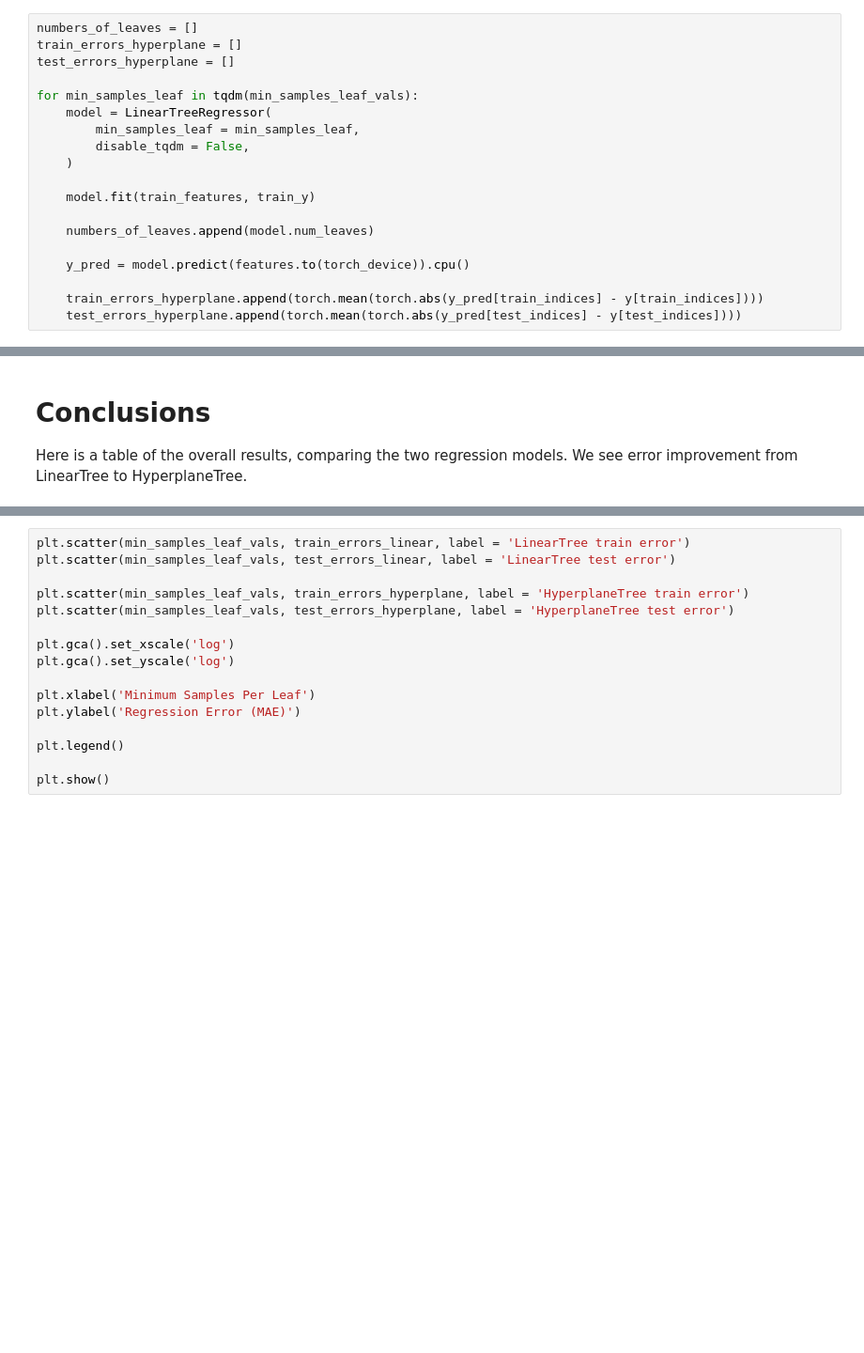
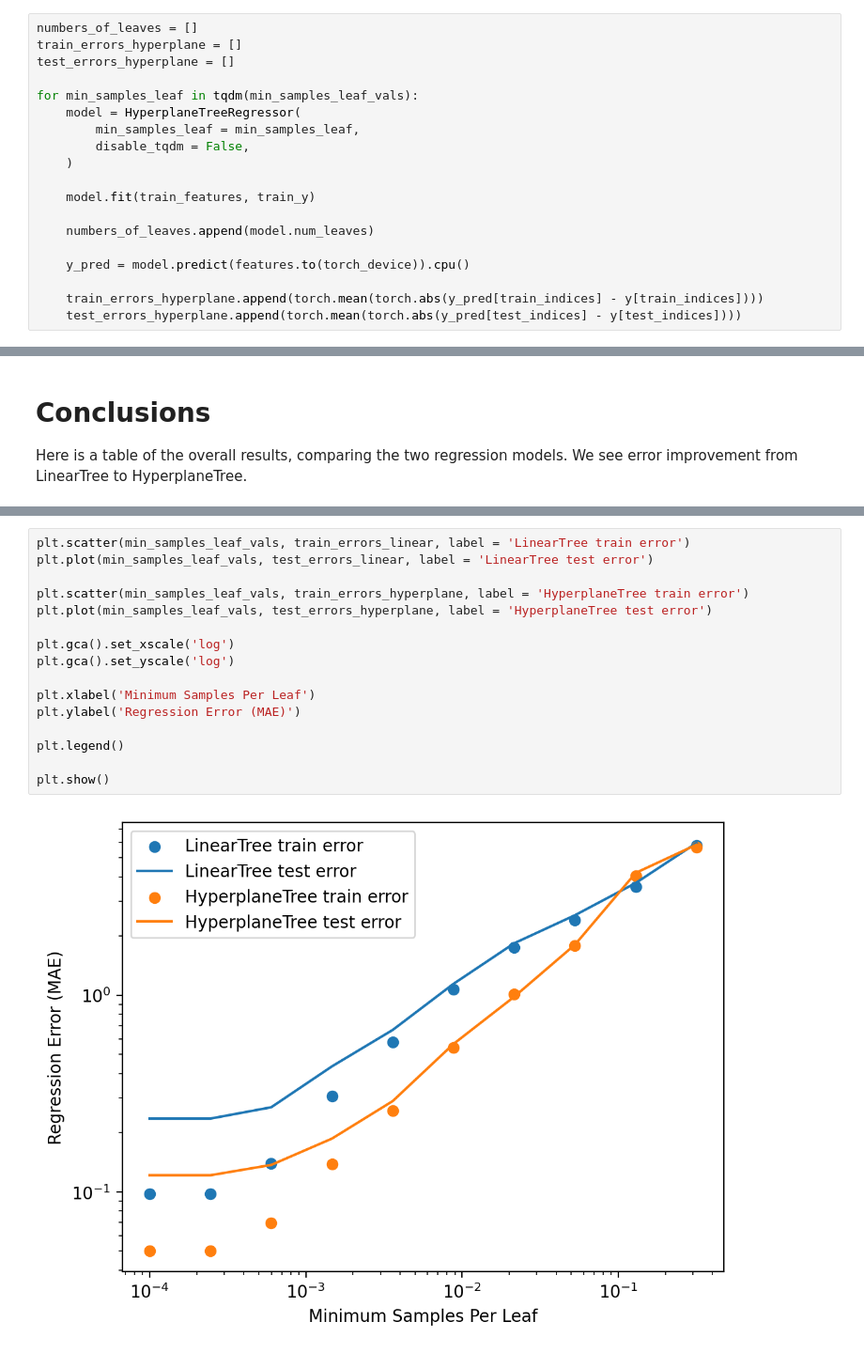
Before and after one commit to LLNL/systems2atoms, a Jupyter notebook: systems2atoms/hyperplanetree/notebooks/regression-tutorial.ipynb, the cells around one changed output, grey strips where cells are left out. Shown at 94% size. Cells and saved outputs as stored; diff of their text form; blank space fills up the shorter version.

```diff
--- a/systems2atoms/hyperplanetree/notebooks/regression-tutorial.ipynb
+++ b/systems2atoms/hyperplanetree/notebooks/regression-tutorial.ipynb
@@ -233,7 +236,7 @@ train_errors_hyperplane = []
 test_errors_hyperplane = []
 
 for min_samples_leaf in tqdm(min_samples_leaf_vals):
-    model = LinearTreeRegressor(
+    model = HyperplaneTreeRegressor(
         min_samples_leaf = min_samples_leaf,
         disable_tqdm = False,
     )
@@ -294,17 +298,19 @@ Quadric Tree:          74            0.175          14.20
 # %%
 plt.scatter(min_samples_leaf_vals, train_errors_linear, label = 'LinearTree train error')
-plt.scatter(min_samples_leaf_vals, test_errors_linear, label = 'LinearTree test error')
+plt.plot(min_samples_leaf_vals, test_errors_linear, label = 'LinearTree test error')
 
 plt.scatter(min_samples_leaf_vals, train_errors_hyperplane, label = 'HyperplaneTree train error')
-plt.scatter(min_samples_leaf_vals, test_errors_hyperplane, label = 'HyperplaneTree test error')
+plt.plot(min_samples_leaf_vals, test_errors_hyperplane, label = 'HyperplaneTree test error')
 
 plt.gca().set_xscale('log')
 plt.gca().set_yscale('log')
 
 plt.xlabel('Minimum Samples Per Leaf')
 plt.ylabel('Regression Error (MAE)')
 
 plt.legend()
 
 plt.show()
+# %% [output]
+[figure, added]
 # %% [markdown]
```
Also changed, not shown: parts of 12 cells of this notebook.
